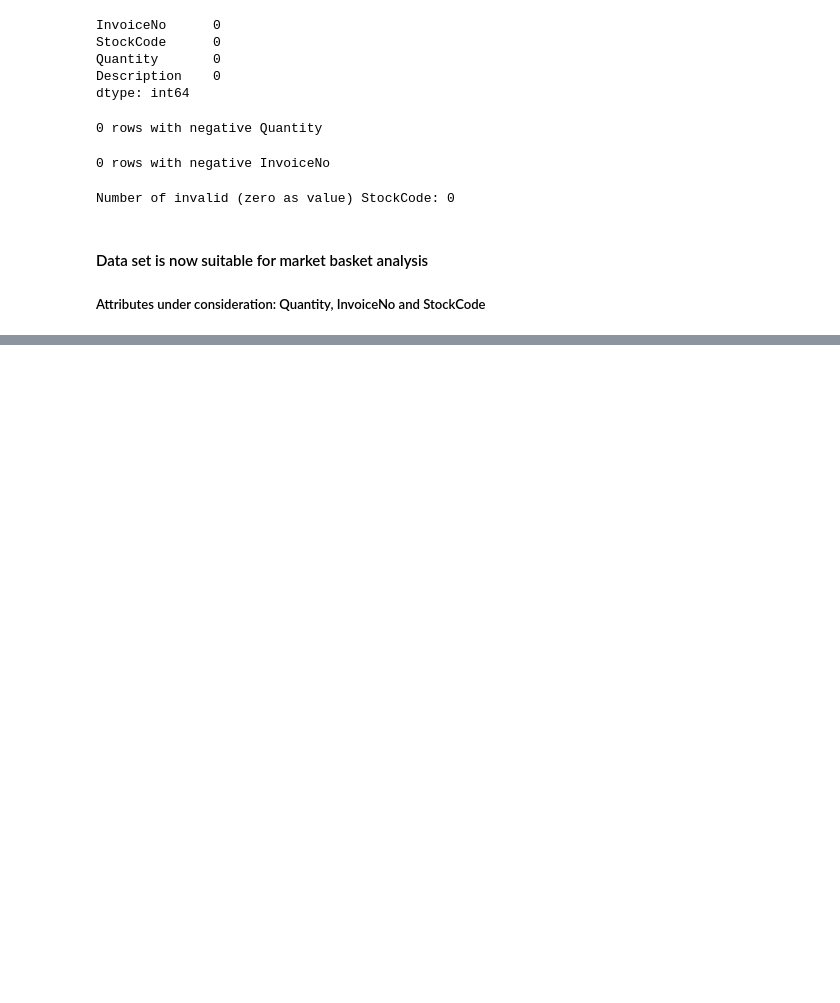
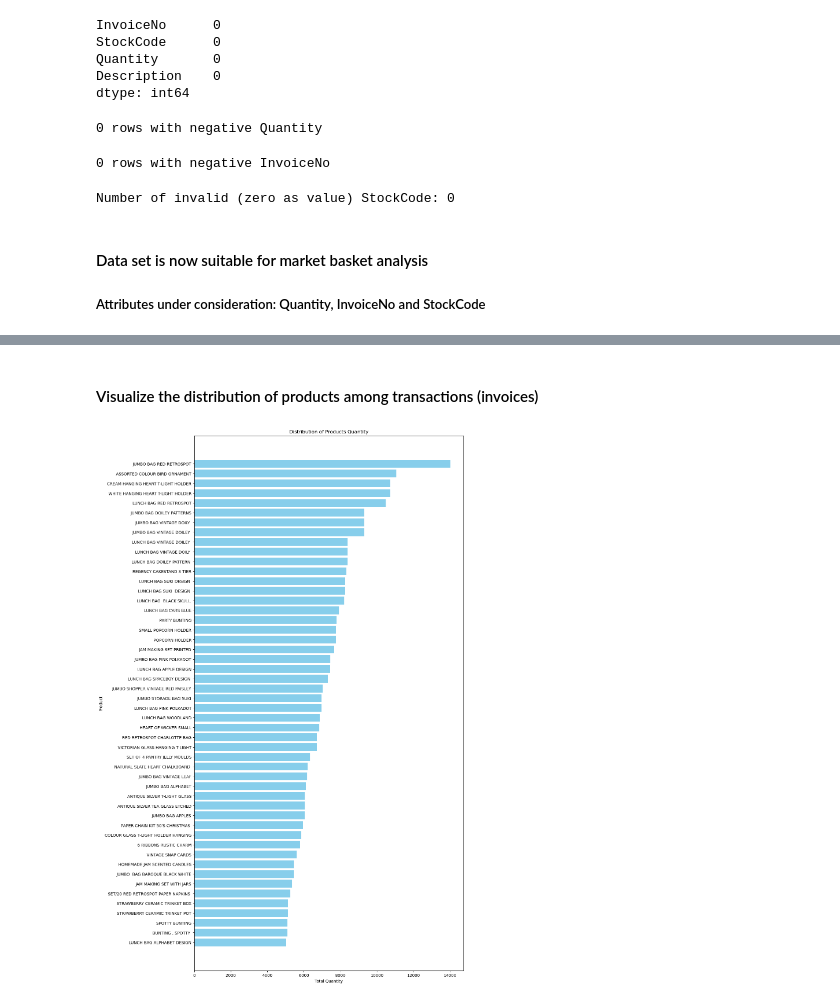
Before and after one commit to j2damax/principles-of-ds-cw02, a Jupyter notebook: group/online_retail.ipynb, the cells around one changed output, grey strips where cells are left out. Cells and saved outputs as stored; diff of their text form; code cells hidden in the pictures; blank space fills up the shorter version.

```diff
--- a/group/online_retail.ipynb
+++ b/group/online_retail.ipynb
@@ -843,0 +896,8 @@ Number of invalid (zero as value) StockCode: 0
+# %%
+product_total_quantity = df_features.groupby('StockCode').agg(
+    TotalQuantity=('Quantity', 'sum')
+).reset_index()
+
+# Merge to include product descriptions
+product_total_quantity = product_total_quantity.merge(df_features[['StockCode', 'Description']].drop_duplicates(), on='StockCode', how='left')
+product_total_quantity
@@ -843,0 +918,14 @@ Number of invalid (zero as value) StockCode: 0
+# %% [markdown]
+#### Visualize the distribution of products among transactions (invoices)
+# %%
+product_total_quantity = product_total_quantity.sort_values(by='TotalQuantity', ascending=False).head(50)  # Top 100 products
+
+plt.figure(figsize=(12, 24))
+plt.barh(product_total_quantity['Description'], product_total_quantity['TotalQuantity'], color='skyblue')
+plt.xlabel("Total Quantity")
+plt.ylabel("Product")
+plt.title("Distribution of Products Quantity")
+plt.gca().invert_yaxis()  # Invert Y-axis for better readability
+plt.show()
+# %% [output]
+[figure, added]
```
Also changed, not shown: parts of 19 cells of this notebook.
